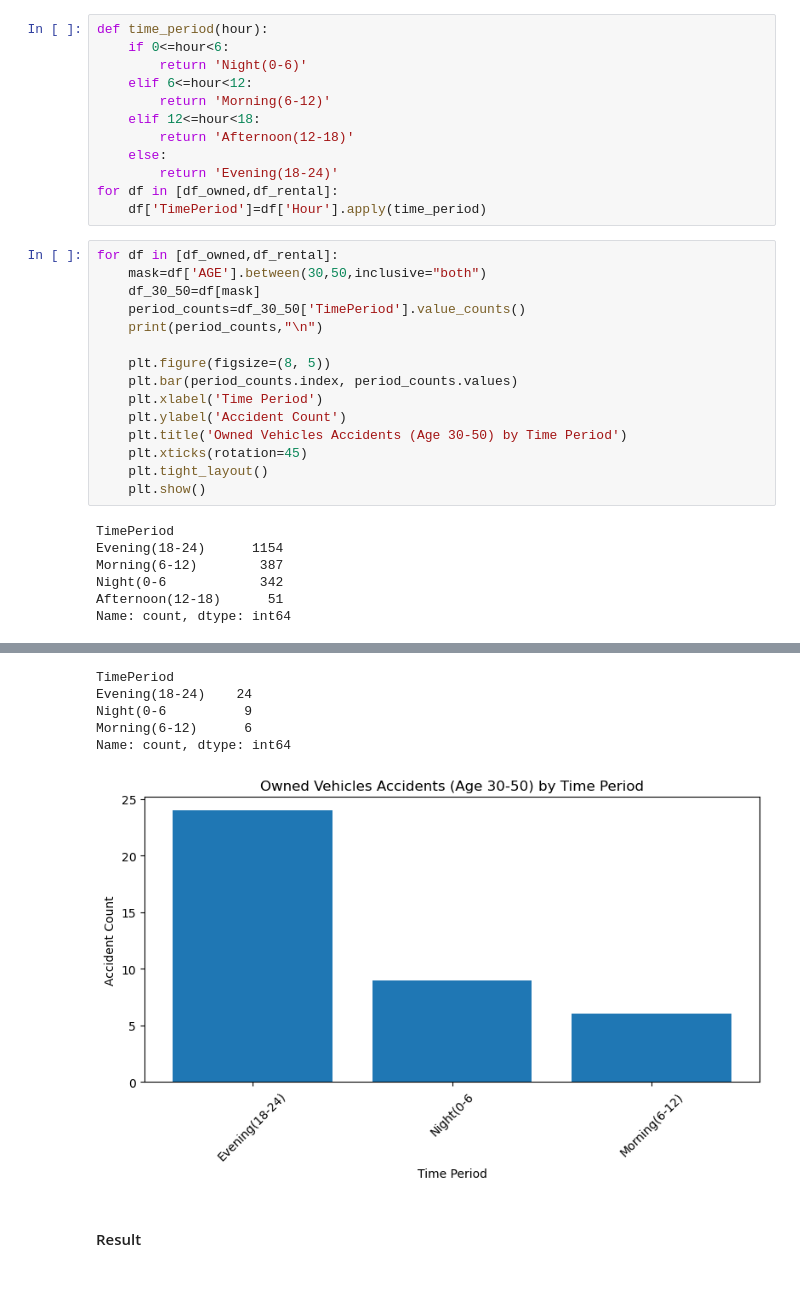
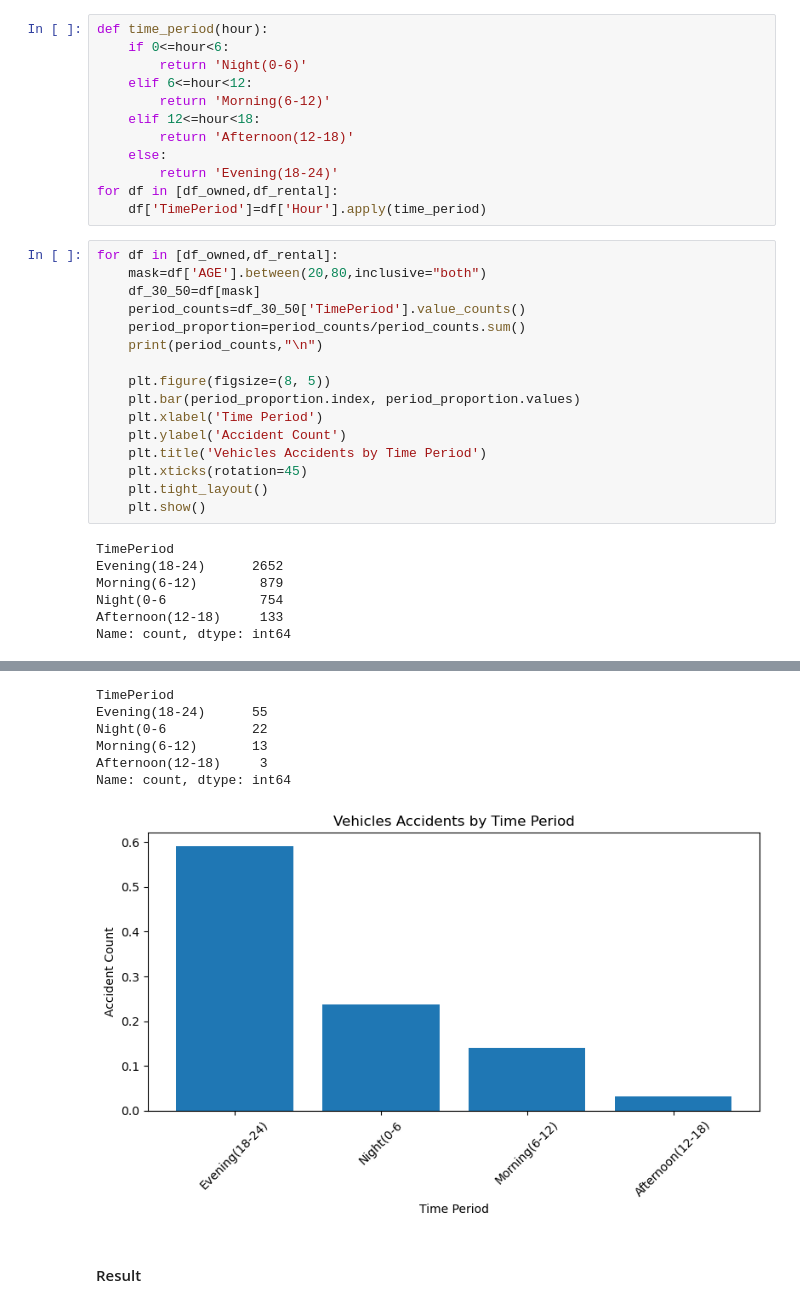
Before and after one commit to kelseyyiting/2025SpringFinalPrj, a Jupyter notebook: finalprj.ipynb, the cells around one changed output, grey strips where cells are left out. Cells and saved outputs as stored; diff of their text form.

```diff
--- a/finalprj.ipynb
+++ b/finalprj.ipynb
@@ -463,23 +463,24 @@ for df in [df_owned,df_rental]:
     df['TimePeriod']=df['Hour'].apply(time_period)
 # %%
 for df in [df_owned,df_rental]:
-    mask=df['AGE'].between(30,50,inclusive="both")
+    mask=df['AGE'].between(20,80,inclusive="both")
     df_30_50=df[mask]
     period_counts=df_30_50['TimePeriod'].value_counts()
+    period_proportion=period_counts/period_counts.sum()
     print(period_counts,"\n")
 
     plt.figure(figsize=(8, 5))
-    plt.bar(period_counts.index, period_counts.values)
+    plt.bar(period_proportion.index, period_proportion.values)
     plt.xlabel('Time Period')
     plt.ylabel('Accident Count')
-    plt.title('Owned Vehicles Accidents (Age 30-50) by Time Period')
+    plt.title('Vehicles Accidents by Time Period')
     plt.xticks(rotation=45)
     plt.tight_layout()
     plt.show()
 # %% [output]
 TimePeriod
-Evening(18-24)      1154
-Morning(6-12)        387
-Night(0-6            342
-Afternoon(12-18)      51
+Evening(18-24)      2652
+Morning(6-12)        879
+Night(0-6            754
+Afternoon(12-18)     133
 Name: count, dtype: int64
@@ -487,9 +488,10 @@ Name: count, dtype: int64
 TimePeriod
-Evening(18-24)    24
-Night(0-6          9
-Morning(6-12)      6
+Evening(18-24)      55
+Night(0-6           22
+Morning(6-12)       13
+Afternoon(12-18)     3
 Name: count, dtype: int64
-[figure, old version]
+[figure, new version]
 # %% [markdown]
 #### Result
 # %% [markdown]
```
Also changed, not shown: parts of 3 cells of this notebook, 2 other files.
